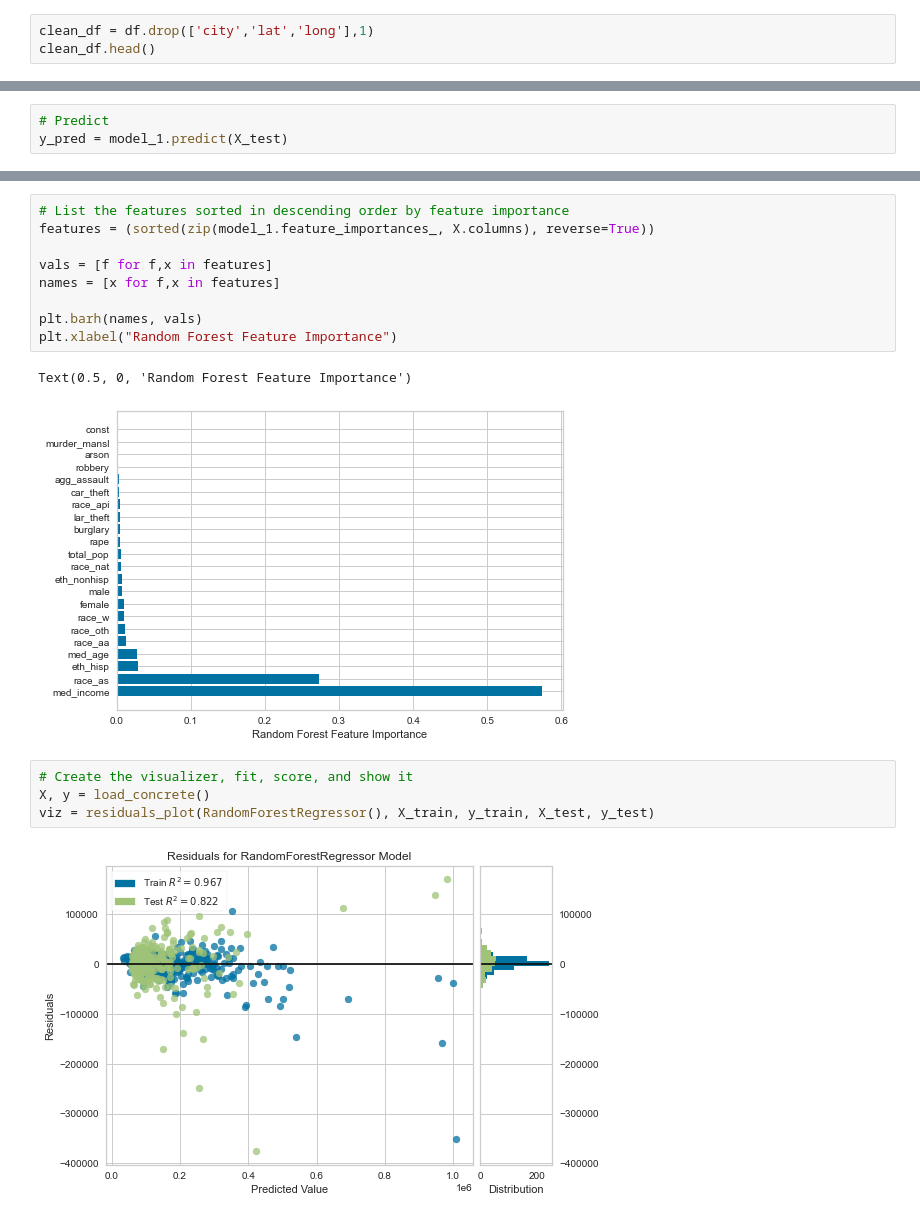
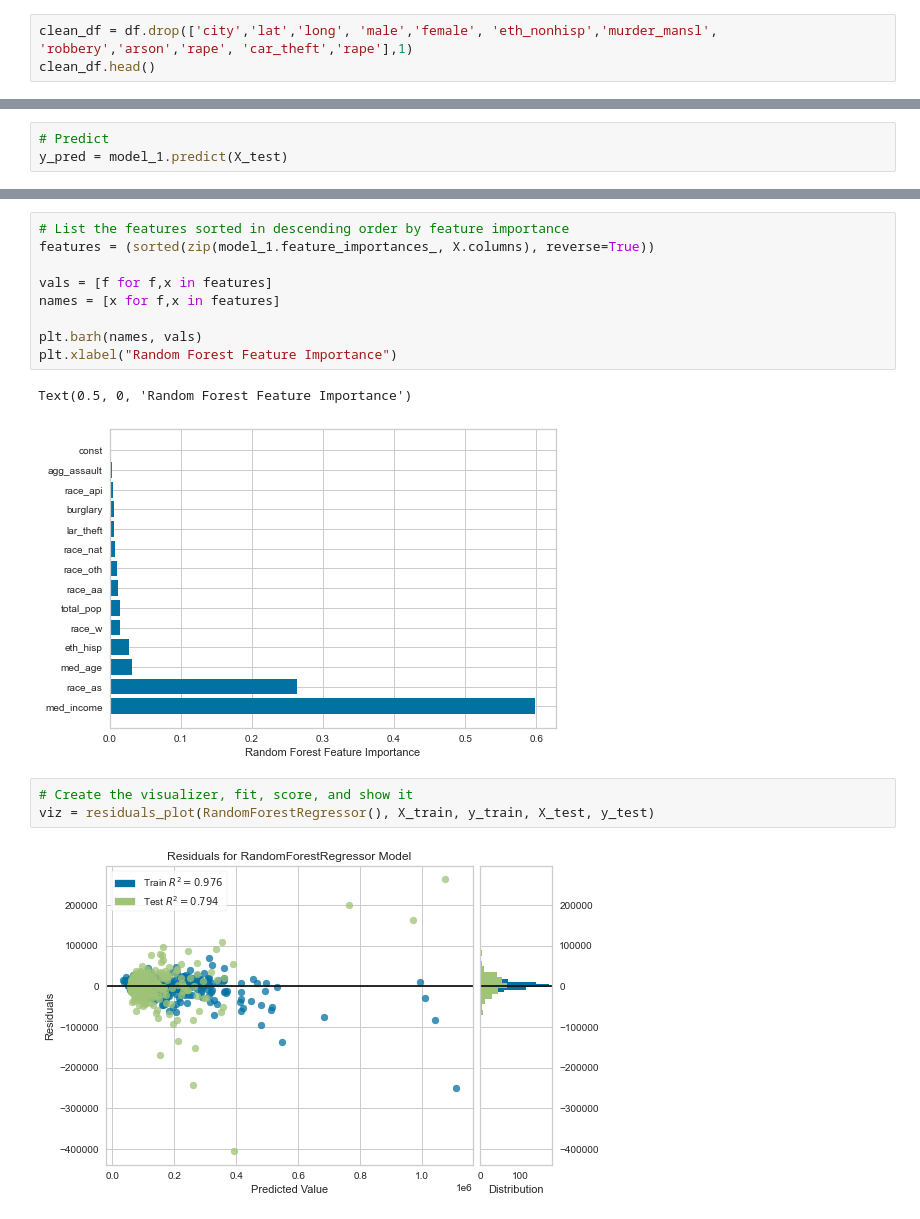
Before and after one commit to sonjaynicolay/Final_Project, a Jupyter notebook: Housing_ML.ipynb, the cells around one changed output, grey strips where cells are left out. Drawn from its saved outputs; the diff is of its cells as text.

```diff
--- a/Housing_ML.ipynb
+++ b/Housing_ML.ipynb
@@ -69,6 +68,6 @@ df.head()
 # %% [markdown]
 ## Data preprocessing
 # %%
-clean_df = df.drop(['city','lat','long'],1)
+clean_df = df.drop(['city','lat','long', 'male','female', 'eth_nonhisp','murder_mansl', 'robbery','arson','rape', 'car_theft','rape'],1)
 clean_df.head()
 # %% [output]
@@ -239,13 +236,12 @@ plt.barh(names, vals)
 plt.xlabel("Random Forest Feature Importance")
 # %% [output]
 Text(0.5, 0, 'Random Forest Feature Importance')
-[figure, old version]
+[figure, new version]
 # %%
 # Create the visualizer, fit, score, and show it
-X, y = load_concrete()
 viz = residuals_plot(RandomForestRegressor(), X_train, y_train, X_test, y_test)
 # %% [output]
-[figure, old version]
+[figure, new version]
 # %%
 # Instantiate the linear model and visualizer
 visualizer = prediction_error(model_1, X_train, y_train, X_test, y_test)
```
Also changed, not shown: parts of 11 cells of this notebook.
